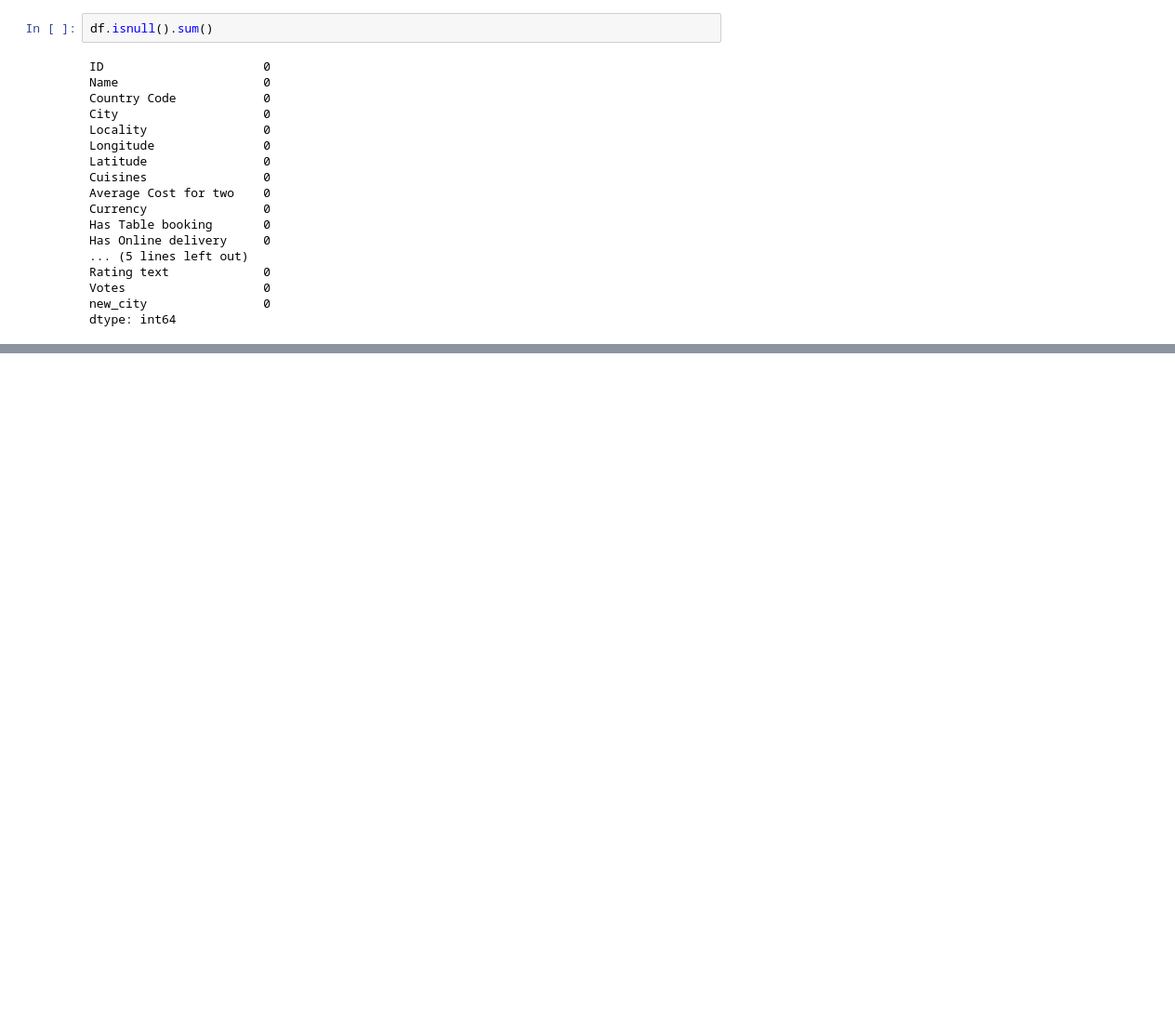
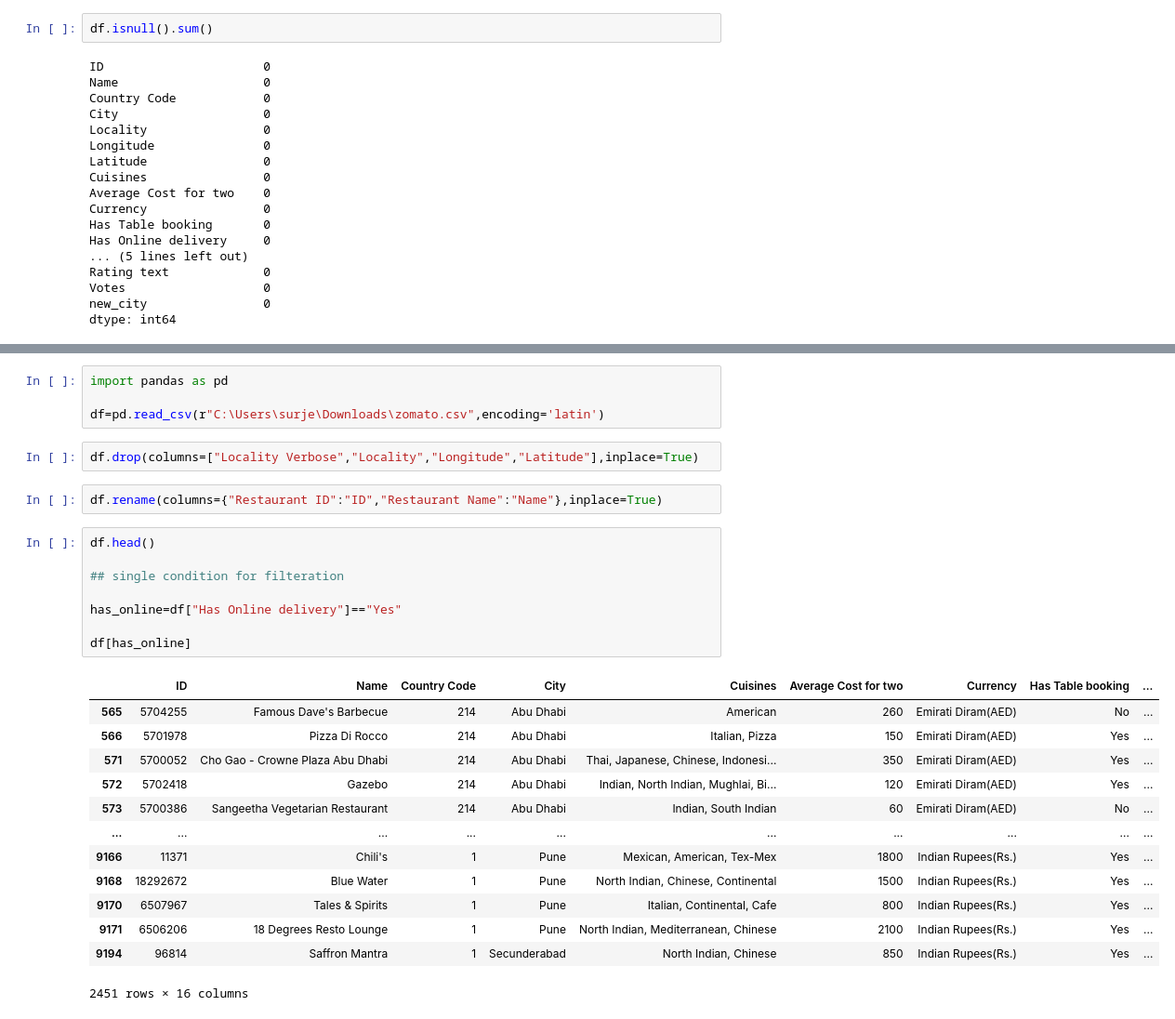
Before and after one commit to Surjendu2023/Pandas_Exercise, a Jupyter notebook: Pandas Class.ipynb, the cells around one changed output, grey strips where cells are left out. Shown: that part at 93% size. Drawn from its saved outputs; the diff is of its cells as text; blank space fills up the shorter version.

```diff
--- a/Pandas Class.ipynb
+++ b/Pandas Class.ipynb
@@ -1643,0 +1906,30 @@ dtype: int64
+# %%
+import pandas as pd
+
+df=pd.read_csv(r"C:\Users\surje\Downloads\zomato.csv",encoding='latin')
+# %%
+df.drop(columns=["Locality Verbose","Locality","Longitude","Latitude"],inplace=True)
+# %%
+df.rename(columns={"Restaurant ID":"ID","Restaurant Name":"Name"},inplace=True)
+# %%
+df.head()
+
+## single condition for filteration
+
+has_online=df["Has Online delivery"]=="Yes"
+
+df[has_online]
+# %% [output]
+|  | ID | Name | Country Code | City | Cuisines | Average Cost for two | Currency | Has Table booking | ... |
+| 565 | 5704255 | Famous Dave's Barbecue | 214 | Abu Dhabi | American | 260 | Emirati Diram(AED) | No | ... |
+| 566 | 5701978 | Pizza Di Rocco | 214 | Abu Dhabi | Italian, Pizza | 150 | Emirati Diram(AED) | Yes | ... |
+| 571 | 5700052 | Cho Gao - Crowne Plaza Abu Dhabi | 214 | Abu Dhabi | Thai, Japanese, Chinese, Indonesi... | 350 | Emirati Diram(AED) | Yes | ... |
+| 572 | 5702418 | Gazebo | 214 | Abu Dhabi | Indian, North Indian, Mughlai, Bi... | 120 | Emirati Diram(AED) | Yes | ... |
+| 573 | 5700386 | Sangeetha Vegetarian Restaurant | 214 | Abu Dhabi | Indian, South Indian | 60 | Emirati Diram(AED) | No | ... |
+| ... | ... | ... | ... | ... | ... | ... | ... | ... | ... |
+| 9166 | 11371 | Chili's | 1 | Pune | Mexican, American, Tex-Mex | 1800 | Indian Rupees(Rs.) | Yes | ... |
+| 9168 | 18292672 | Blue Water | 1 | Pune | North Indian, Chinese, Continental | 1500 | Indian Rupees(Rs.) | Yes | ... |
+| 9170 | 6507967 | Tales & Spirits | 1 | Pune | Italian, Continental, Cafe | 800 | Indian Rupees(Rs.) | Yes | ... |
+| 9171 | 6506206 | 18 Degrees Resto Lounge | 1 | Pune | North Indian, Mediterranean, Chinese | 2100 | Indian Rupees(Rs.) | Yes | ... |
+| 9194 | 96814 | Saffron Mantra | 1 | Secunderabad | North Indian, Chinese | 850 | Indian Rupees(Rs.) | Yes | ... |
+2451 rows × 16 columns
```
Also changed, not shown: parts of 35 cells of this notebook.
